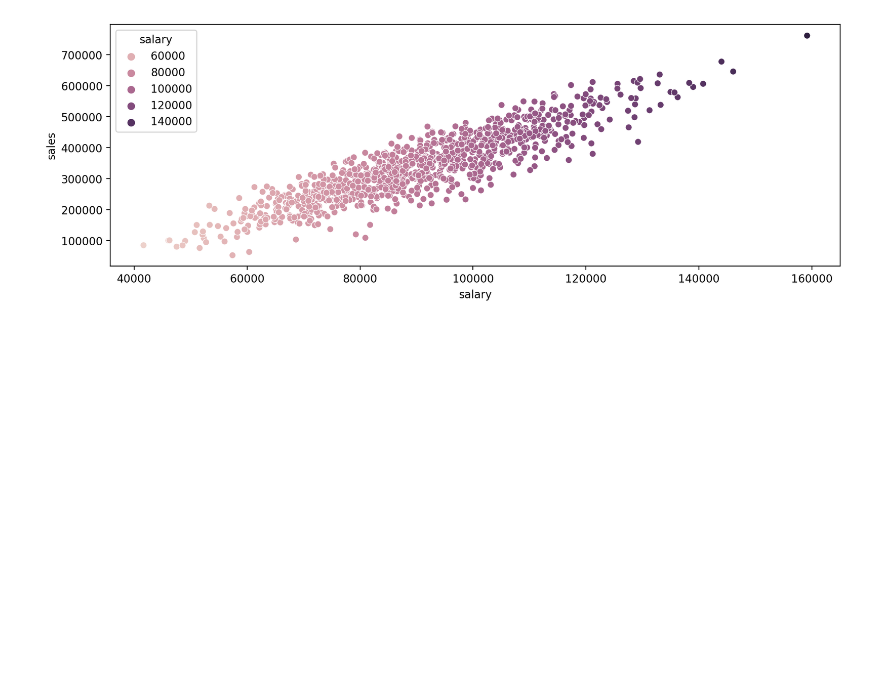
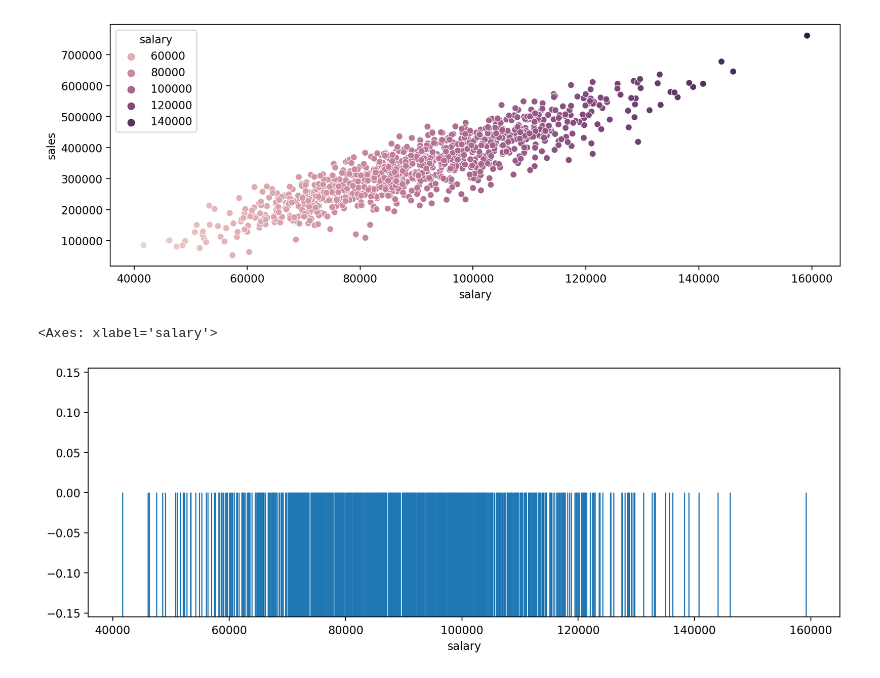
Before and after one commit to savan2508/Jupyter-Notebooks, a Jupyter notebook: Visulization in Python/seaborn.ipynb, the cells around one changed output. Saved outputs shown, nothing was run; the diff lists cells and outputs as text; code cells hidden in the pictures; blank space fills up the shorter version.

```diff
--- a/Visulization in Python/seaborn.ipynb
+++ b/Visulization in Python/seaborn.ipynb
@@ -53,4 +53,7 @@ sns.scatterplot(x='salary', y='sales', data=df, hue="salary")
 [figure]
 # %%
 plt.figure(figsize=(12, 4), dpi=200)
-sns.scatterplot(x='salary', y='sales', data=df)
+sns.rugplot(x="salary", data=df, height=0.5)
+# %% [output]
+<Axes: xlabel='salary'>
+[figure, added]
```
Also changed, not shown: parts of 6 cells of this notebook, 1 other file.
